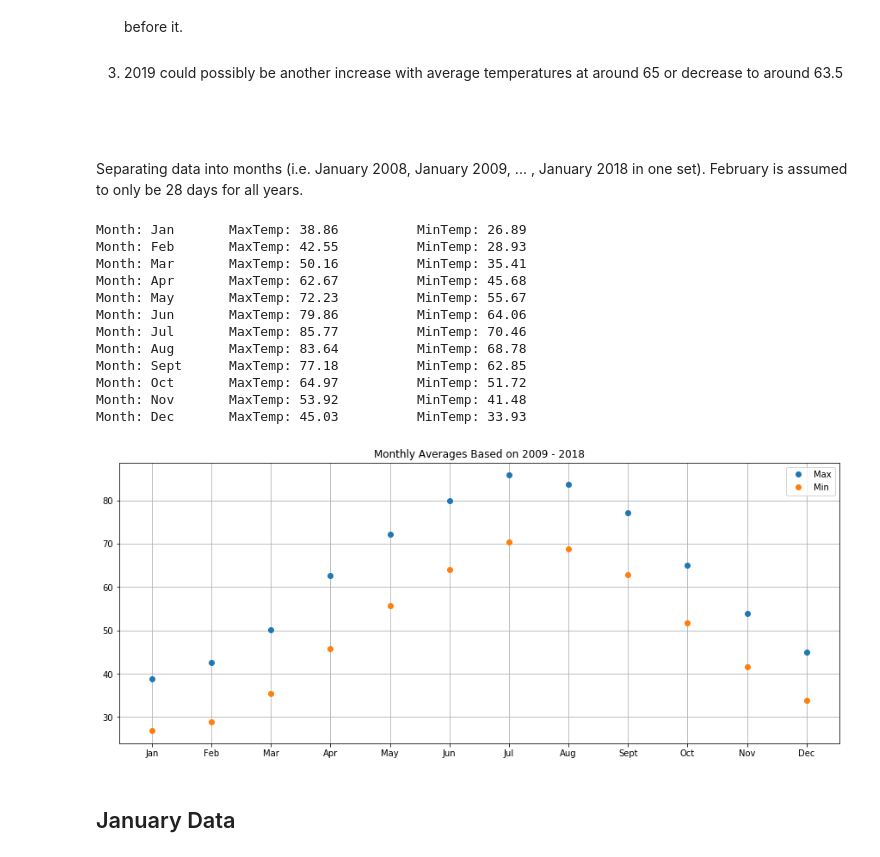
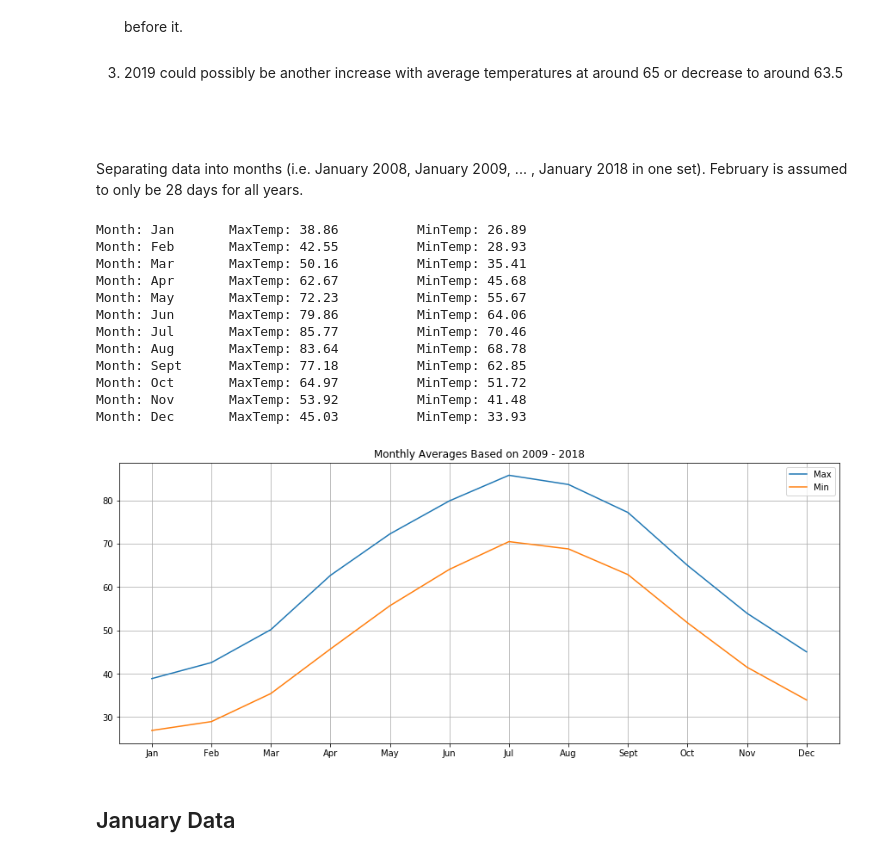
Before and after one commit to vuongaustin/MachineLearningProject, a Jupyter notebook: Weather.ipynb, the cells around one changed output. Cells and saved outputs as stored; diff of their text form; code cells hidden in the pictures.

```diff
--- a/Weather.ipynb
+++ b/Weather.ipynb
@@ -208,36 +208,36 @@ dataDec = np.vstack((avg2008[-31:], avg2009[-31:], avg2010[-31:], avg2011[-31:],
                     avg2013[-31:], avg2014[-31:], avg2015[-31:], avg2016[-31:], avg2017[-31:]))
 maxavgDec = dataDec[:, 7].mean()
 minavgDec = dataDec[:, 8].mean()
 
 
 x = ['Jan', 'Feb', 'Mar', 'Apr', 'May', 'Jun', 'Jul', 'Aug', 'Sept', 'Oct', 'Nov', 'Dec']
 ymax = [maxavgJan, maxavgFeb, maxavgMar, maxavgApr, maxavgMay, maxavgJune, maxavgJuly, maxavgAug, maxavgSept, maxavgOct,
         maxavgNov, maxavgDec]
 ymin = [minavgJan, minavgFeb, minavgMar, minavgApr, minavgMay, minavgJune, minavgJuly, minavgAug, minavgSept, minavgOct,
         minavgNov, minavgDec]
 plt.figure(figsize = (15, 6))
-plt.plot(x, ymax, 'o')
-plt.plot(x, ymin, 'o')
+plt.plot(x, ymax)
+plt.plot(x, ymin)
 plt.grid()
 plt.legend(['Max', 'Min'])
 plt.title("Monthly Averages Based on 2009 - 2018")
 
 for i in range(0, len(x)):
     print("Month: " + x[i] + "\t MaxTemp: {0:.2f} \t MinTemp: {1:.2f}".format(ymax[i], ymin[i]))
 # %% [output]
 Month: Jan       MaxTemp: 38.86          MinTemp: 26.89
 Month: Feb       MaxTemp: 42.55          MinTemp: 28.93
 Month: Mar       MaxTemp: 50.16          MinTemp: 35.41
 Month: Apr       MaxTemp: 62.67          MinTemp: 45.68
 Month: May       MaxTemp: 72.23          MinTemp: 55.67
 Month: Jun       MaxTemp: 79.86          MinTemp: 64.06
 Month: Jul       MaxTemp: 85.77          MinTemp: 70.46
 Month: Aug       MaxTemp: 83.64          MinTemp: 68.78
 Month: Sept      MaxTemp: 77.18          MinTemp: 62.85
 Month: Oct       MaxTemp: 64.97          MinTemp: 51.72
 Month: Nov       MaxTemp: 53.92          MinTemp: 41.48
 Month: Dec       MaxTemp: 45.03          MinTemp: 33.93
-[figure, old version]
+[figure, new version]
 # %% [markdown]
 ## January Data
 # %%
```
Also changed, not shown: parts of 1 cell of this notebook, 1 other file.
